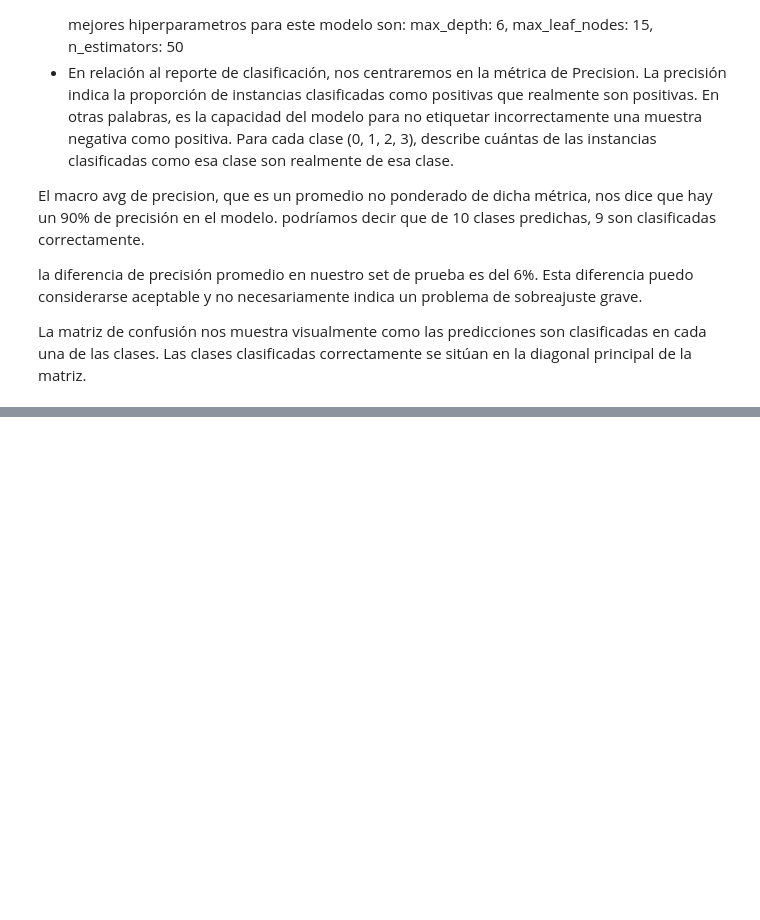
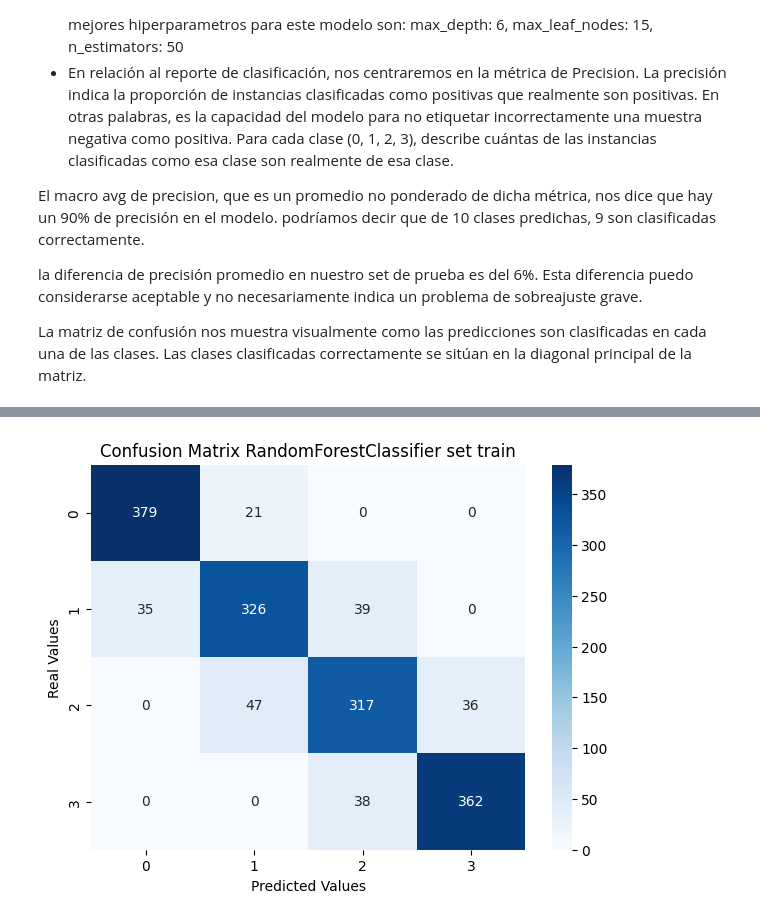
Before and after one commit to Nuria322/Prediccion_precio_telefonos, a Jupyter notebook: Precios_Telefonia/1_Datos.ipynb, the cells around one changed output, grey strips where cells are left out. Drawn from its saved outputs; the diff is of its cells as text; code cells hidden in the pictures; blank space fills up the shorter version.

```diff
--- a/Precios_Telefonia/1_Datos.ipynb
+++ b/Precios_Telefonia/1_Datos.ipynb
@@ -782,0 +1167,7 @@ La matriz de confusión nos muestra visualmente como las predicciones son clasif
+# %%
+# Prediccion con set de entrenamiento
+
+cross_target_pred_rfc_train = cross_val_predict(grid_search_rfc,
+                                set_train_feature[relevant_feature_rfc],
+                                set_train_target,
+                                cv = 5)
@@ -782,0 +1201,13 @@ La matriz de confusión nos muestra visualmente como las predicciones son clasif
+# %%
+#Visualizar matriz de coeficiente para el set de entrenamiento
+
+plt.figure(figsize = (7,5))
+
+cross_conf_matrix_rfc_train = confusion_matrix(set_train_target, cross_target_pred_rfc_train)
+
+sns.heatmap(cross_conf_matrix_rfc_train, annot=True, cmap='Blues', fmt='g')
+plt.xlabel('Predicted Values')
+plt.ylabel('Real Values')
+plt.title('Confusion Matrix RandomForestClassifier set train');
+# %% [output]
+[figure, added]
```
Also changed, not shown: parts of 50 cells of this notebook.
